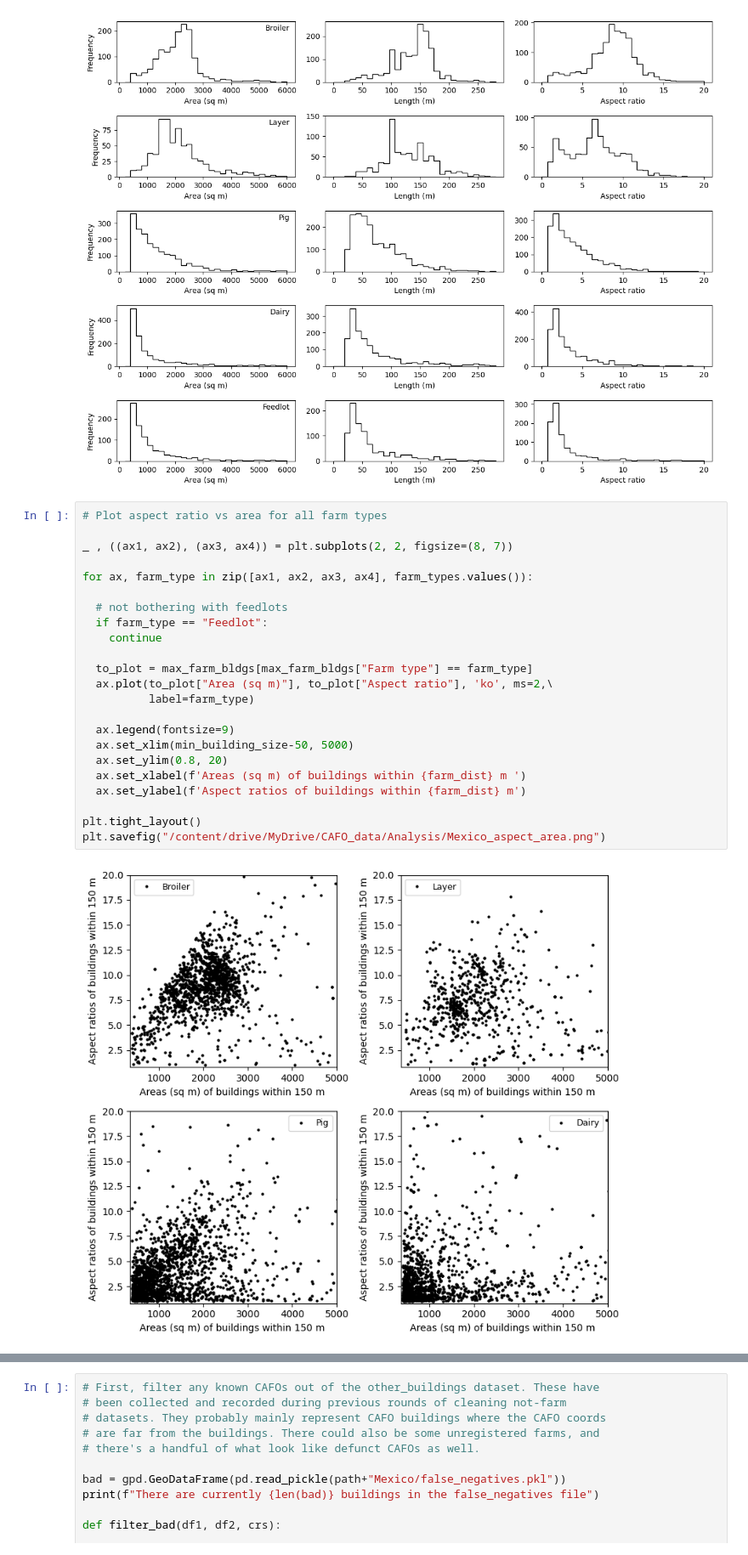
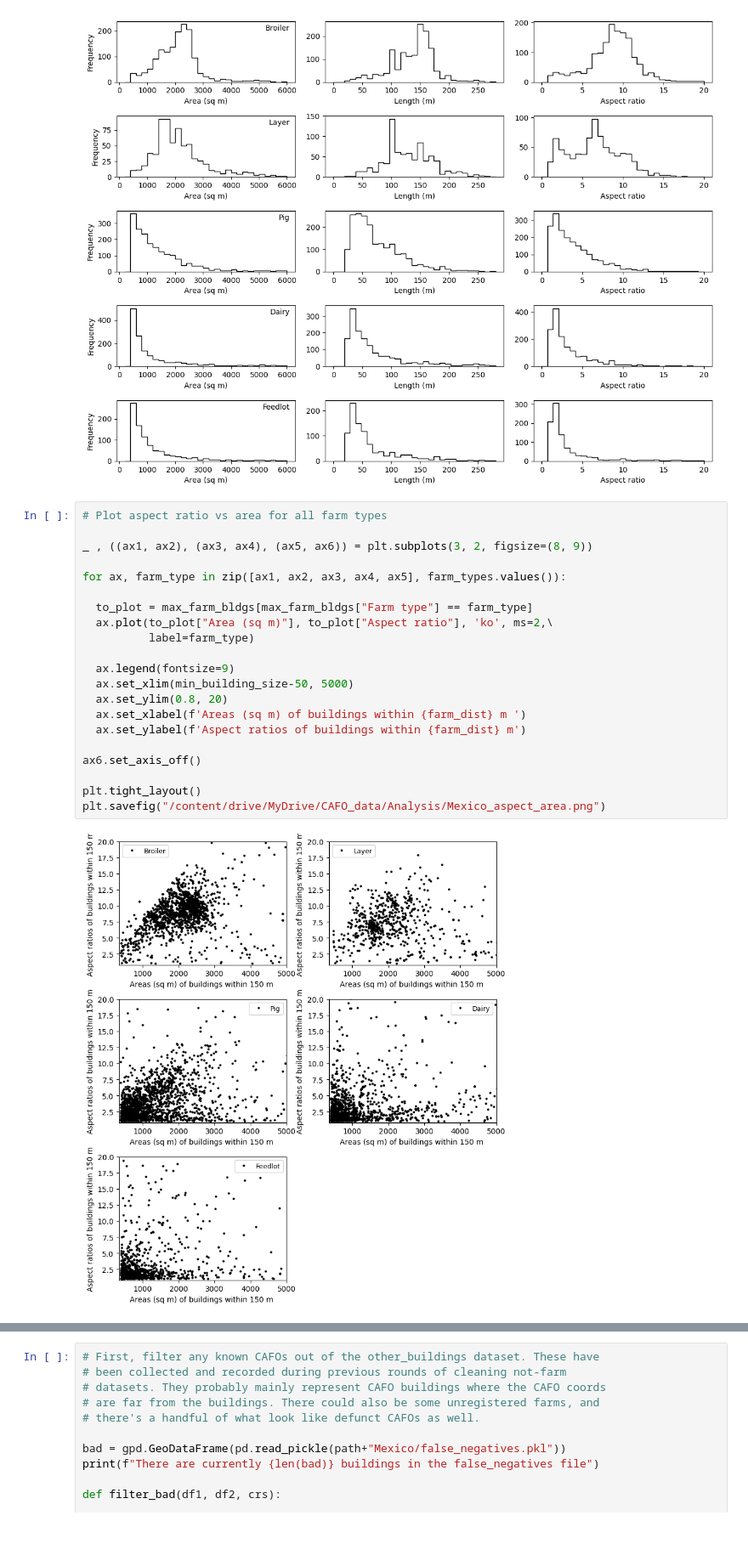
Before and after one commit to rachelemason/CAFO-AI, a Jupyter notebook: 6_Mexico.ipynb, the cells around one changed output, grey strips where cells are left out. Shown at 85% size. Drawn from its saved outputs; the diff is of its cells as text.

```diff
--- a/6_Mexico.ipynb
+++ b/6_Mexico.ipynb
@@ -278,25 +278,23 @@ plt.savefig(f'/content/drive/MyDrive/CAFO_data/Analysis/Mexico_building_histos.p
 # %%
 # Plot aspect ratio vs area for all farm types
 
-_ , ((ax1, ax2), (ax3, ax4)) = plt.subplots(2, 2, figsize=(8, 7))
+_ , ((ax1, ax2), (ax3, ax4), (ax5, ax6)) = plt.subplots(3, 2, figsize=(8, 9))
 
-for ax, farm_type in zip([ax1, ax2, ax3, ax4], farm_types.values()):
-
-  # not bothering with feedlots
-  if farm_type == "Feedlot":
-    continue
+for ax, farm_type in zip([ax1, ax2, ax3, ax4, ax5], farm_types.values()):
 
   to_plot = max_farm_bldgs[max_farm_bldgs["Farm type"] == farm_type]
   ax.plot(to_plot["Area (sq m)"], to_plot["Aspect ratio"], 'ko', ms=2,\
           label=farm_type)
 
   ax.legend(fontsize=9)
   ax.set_xlim(min_building_size-50, 5000)
   ax.set_ylim(0.8, 20)
   ax.set_xlabel(f'Areas (sq m) of buildings within {farm_dist} m ')
   ax.set_ylabel(f'Aspect ratios of buildings within {farm_dist} m')
 
+ax6.set_axis_off()
+
 plt.tight_layout()
 plt.savefig("/content/drive/MyDrive/CAFO_data/Analysis/Mexico_aspect_area.png")
 # %% [output]
-[figure, old version]
+[figure, new version]
```
Also changed, not shown: parts of 9 cells of this notebook.
